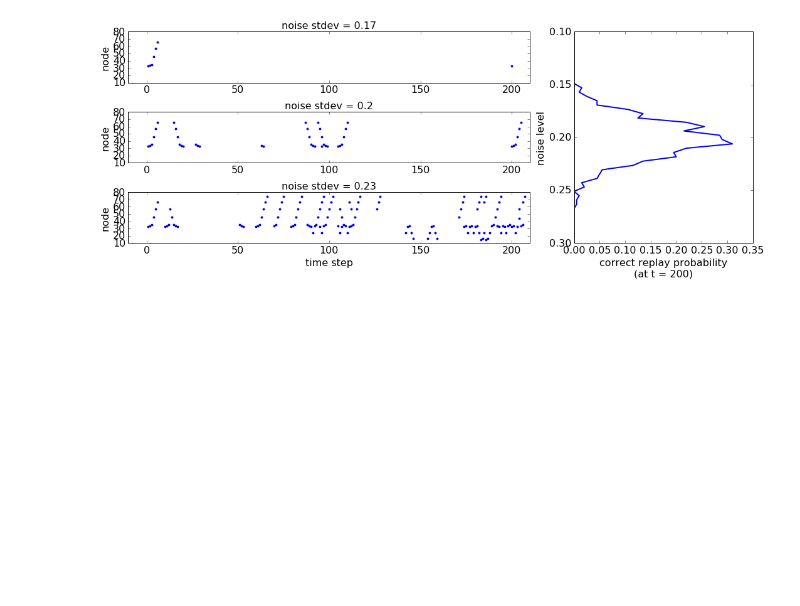
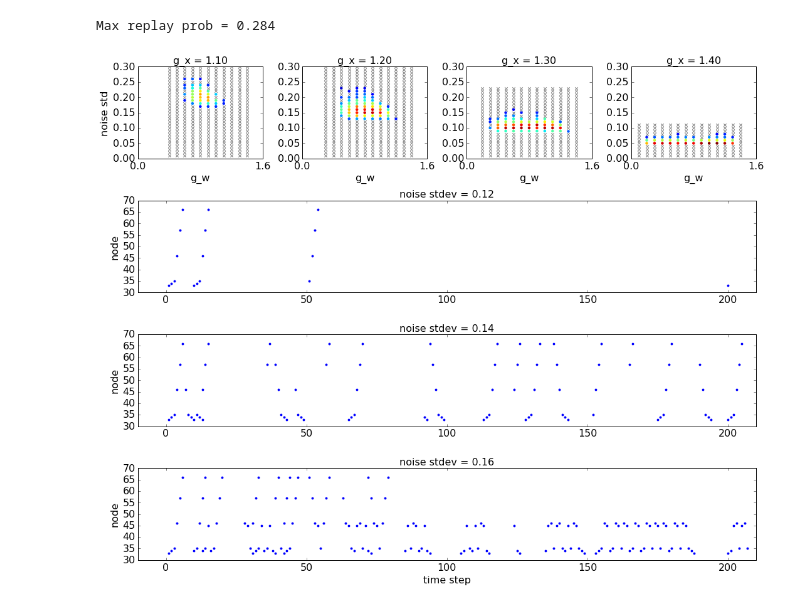
Before and after one commit to rkp8000/nothing_but_reruns, a Jupyter notebook: _paper_draft.ipynb, the cells around one changed output. Cells and saved outputs as stored; diff of their text form; code cells hidden in the pictures; blank space fills up the shorter version.

```diff
--- a/_paper_draft.ipynb
+++ b/_paper_draft.ipynb
@@ -1,14 +0,0 @@
-# %%
-%matplotlib inline
-import numpy as np
-from figures.final_paper import extended_replay_noise_dependence as f
-
-f(
-    SEEDS_EXAMPLE=(0, 7, 0), NOISES_EXAMPLE=(0.17, 0.2, 0.23),
-    SEED_STATS=0, NOISES_STATS=np.linspace(0.1, 0.3, 50), N_TRIALS=200,
-    D=6, TH=1.5, G_X=1, T_X=100, RP=2,
-    NODE_SEQ=[(-1, -3), (-1, -1), (-1, 1), (0, 2), (1, 3), (2, 2)],
-    REPLAY_TRIGGER=200,
-    DRIVE_AMP=2);
-# %% [output]
-[figure, removed]
@@ -14,0 +61,11 @@ f(
+# %%
+%matplotlib inline
+from figures.final_paper import extension_by_spontaneous_replay
+
+extension_by_spontaneous_replay(
+    SEEDS_EXAMPLE=[0, 1, 2], NOISES_EXAMPLE=[0.12, 0.14, 0.16],
+    W=1.1, G_X=1.2, GROUP_NAME='alpha_low_large', G_XS=[1.1, 1.2, 1.3, 1.4],
+    X_LIM=(0, 1.5), Y_LIM=(0, 0.3));
+# %% [output]
+Max replay prob = 0.284
+[figure, added]
```
Also changed, not shown: parts of 4 cells of this notebook.
